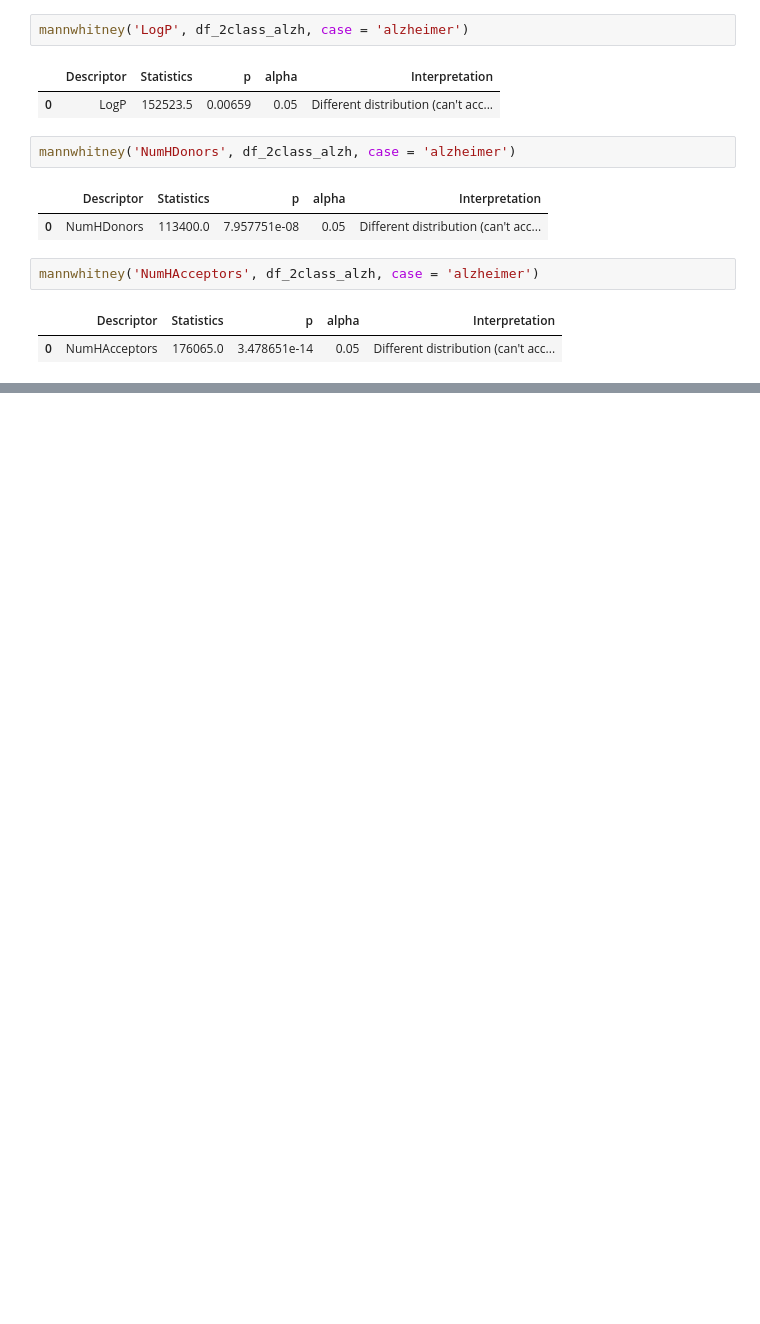
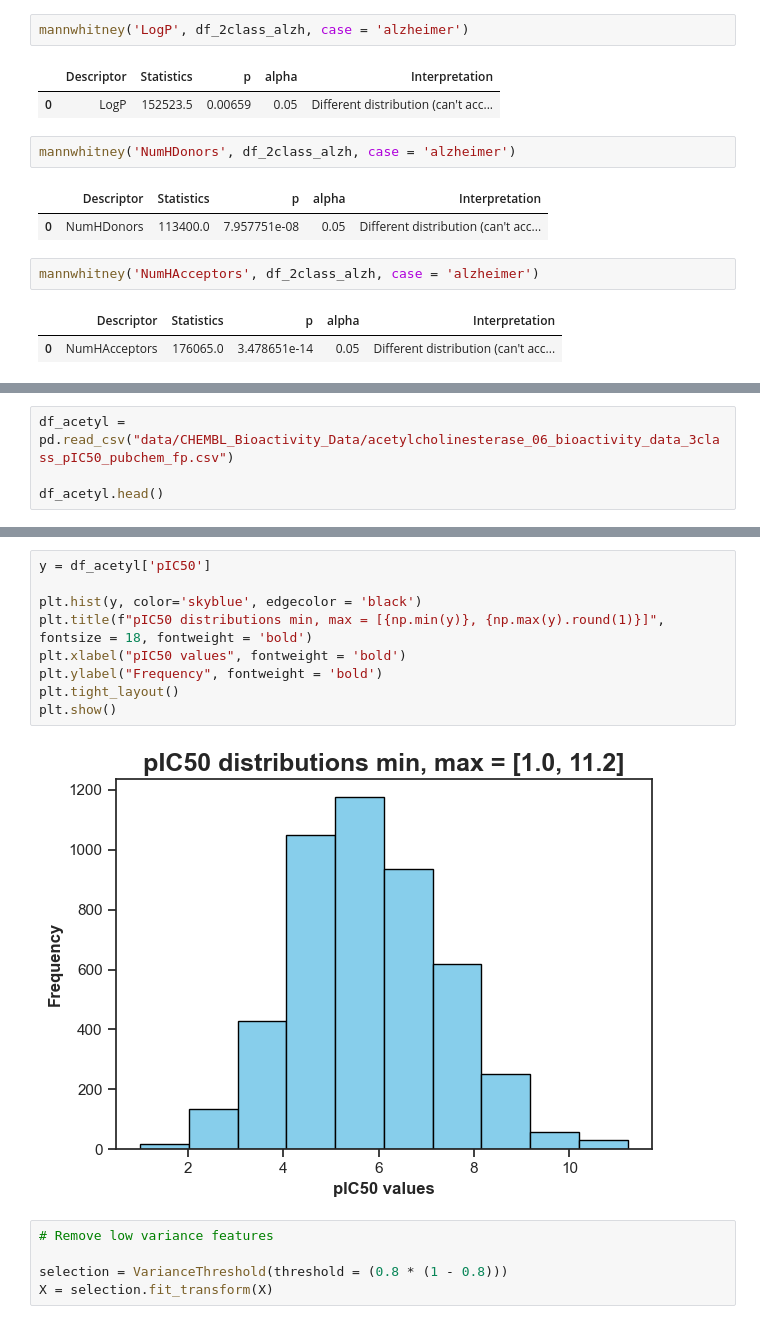
Before and after one commit to silvano315/Med-Physics, a Jupyter notebook: notebooks/Bioinformatics_project_Bioactivity_data.ipynb, the cells around one changed output, grey strips where cells are left out. Drawn from its saved outputs; the diff is of its cells as text; blank space fills up the shorter version.

```diff
--- a/notebooks/Bioinformatics_project_Bioactivity_data.ipynb
+++ b/notebooks/Bioinformatics_project_Bioactivity_data.ipynb
@@ -1129,0 +1155,4 @@ mannwhitney('NumHAcceptors', df_2class_alzh, case = 'alzheimer')
+# %%
+df_acetyl = pd.read_csv("data/CHEMBL_Bioactivity_Data/acetylcholinesterase_06_bioactivity_data_3class_pIC50_pubchem_fp.csv")
+
+df_acetyl.head()
@@ -1129,0 +1200,16 @@ mannwhitney('NumHAcceptors', df_2class_alzh, case = 'alzheimer')
+# %%
+y = df_acetyl['pIC50']
+
+plt.hist(y, color='skyblue', edgecolor = 'black')
+plt.title(f"pIC50 distributions min, max = [{np.min(y)}, {np.max(y).round(1)}]", fontsize = 18, fontweight = 'bold')
+plt.xlabel("pIC50 values", fontweight = 'bold')
+plt.ylabel("Frequency", fontweight = 'bold')
+plt.tight_layout()
+plt.show()
+# %% [output]
+[figure, added]
+# %%
+# Remove low variance features
+
+selection = VarianceThreshold(threshold = (0.8 * (1 - 0.8)))
+X = selection.fit_transform(X)
```
Also changed, not shown: parts of 14 cells of this notebook.
